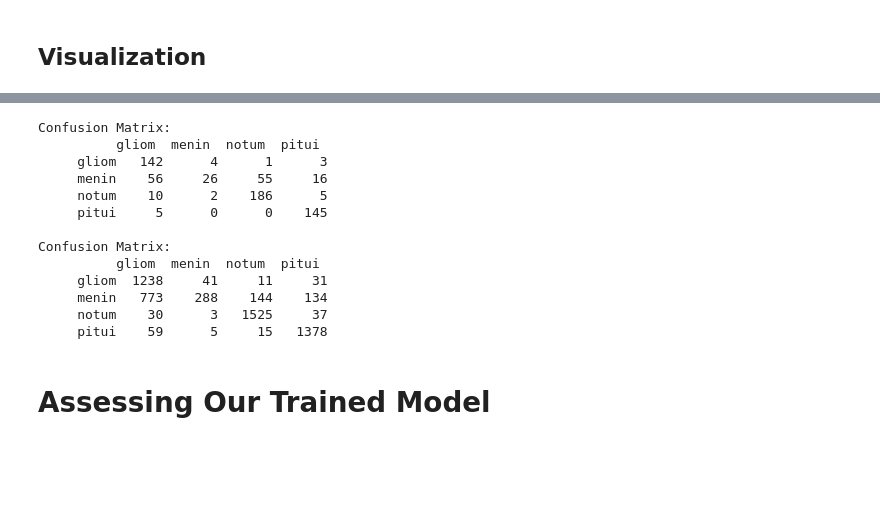
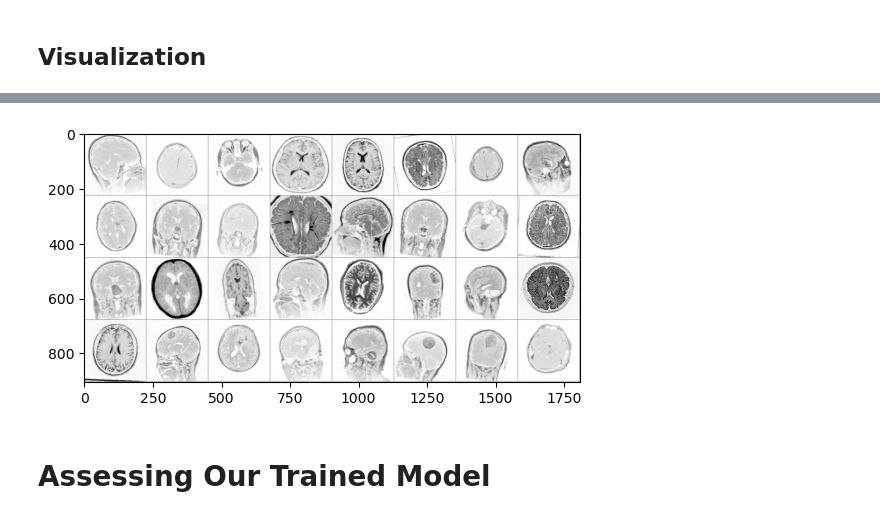
Before and after one commit to WillMarceau/cs453_project, a Jupyter notebook: brain-tumor-classification/src/architectureCNN.ipynb, the cells around one changed output, grey strips where cells are left out. Cells and saved outputs as stored; diff of their text form; code cells hidden in the pictures; blank space fills up the shorter version.

Commit message:
cleaned up some outputs, added titles and changed architecture a little bit

```diff
--- a/brain-tumor-classification/src/architectureCNN.ipynb
+++ b/brain-tumor-classification/src/architectureCNN.ipynb
@@ -91,7 +95,7 @@ class CNN(nn.Module):
             #Relu activation, more commonly used than tanh
             nn.ReLU(),
 
-           #nn.Dropout(0.3),
+            #nn.Dropout(0.3),
 
             # pool elements
             # might want to do kernel_size of 3
@@ -106,7 +110,7 @@ class CNN(nn.Module):
             #Relu activation, more commonly used than tanh
             nn.ReLU(),
 
-            nn.Dropout(0.3),
+            #nn.Dropout(0.3),
 
             # pool elements
             # might want to do kernel_size of 3
@@ -120,7 +124,7 @@ class CNN(nn.Module):
             nn.ReLU(),
 
             # add droput layer to help with overfitting
-            nn.Dropout(0.4),
+            nn.Dropout(0.2),
 
             # second
             #nn.Linear(in_features=128, out_features = 64),
@@ -159,4 +163,4 @@ class_weights = class_weights / class_weights.sum()  # Normalize
 
 # Define loss function and optimizer
 criterion = nn.CrossEntropyLoss(weight=class_weights)
-optimizer = optim.Adam(model.parameters(), lr=0.001, weight_decay=1e-4)
+optimizer = optim.Adam(model.parameters(), lr=0.001, weight_decay = 1e-4)
@@ -359,49 +440,29 @@ Recall per class: {'Class 0': 0.9333333373069763, 'Class 1': 0.16339869797229767
-# %%
-def compute_confusion_matrix(model, data_loader):
-    model.eval()
-    confusion_matrix = torch.zeros(4, 4, dtype=torch.int64)
-
-    with torch.no_grad():
-        for images, labels in data_loader:
-            images, labels = images.to(device), labels.to(device)
-            outputs = model(images)
-            _, predicted = torch.max(outputs, 1)
-
-            for t, p in zip(labels.view(-1), predicted.view(-1)):
-                confusion_matrix[t, p] += 1  # Increment the matrix count
-
-    return confusion_matrix
-
-# Example usage:
-conf_matrix = compute_confusion_matrix(model, test_loader)
-test_conf = compute_confusion_matrix(model, train_loader)
-
-def print_confusion_matrix(conf_matrix, class_names):
-    print("\nConfusion Matrix:")
-    print(" " * 10, end="")  # Formatting for column headers
-    print("  ".join(f"{cls[:5]:>5}" for cls in class_names))  # Print class names as column headers
-
-    for i, row in enumerate(conf_matrix):
-        print(f"{class_names[i][:5]:>10} ", end="")  # Row labels
-        print("  ".join(f"{val:5}" for val in row.tolist()))  # Print matrix row values
-
-# Example usage:
-print_confusion_matrix(conf_matrix, train_dataset.classes)
-print_confusion_matrix(test_conf, train_dataset.classes)
-# %% [output]
-Confusion Matrix:
-          gliom  menin  notum  pitui
-     gliom   142      4      1      3
-     menin    56     26     55     16
-     notum    10      2    186      5
-     pitui     5      0      0    145
-
-Confusion Matrix:
-          gliom  menin  notum  pitui
-     gliom  1238     41     11     31
-     menin   773    288    144    134
-     notum    30      3   1525     37
-     pitui    59      5     15   1378
+# %%
+import torch
+import torchvision
+import numpy as np
+import matplotlib.pyplot as plt
+
+# Get some random training images
+dataiter = iter(train_loader)
+images, labels = next(dataiter)
+
+# Create a grid of images
+img_grid = torchvision.utils.make_grid(images)
+
+# Show images
+matplotlib_imshow(img_grid, one_channel=True)
+
+# Log image to TensorBoard (with step 0)
+writer.add_image('brainTumor_images', img_grid, global_step=0)
+
+# Log a dummy scalar to verify logging works
+writer.add_scalar('Loss/test', 0.5, 0)
+
+# Close writer to ensure data is written
+writer.close()
+# %% [output]
+[figure, added]
 # %% [markdown]
 # Assessing Our Trained Model
 # %%
```
Also changed, not shown: parts of 18 cells of this notebook.
